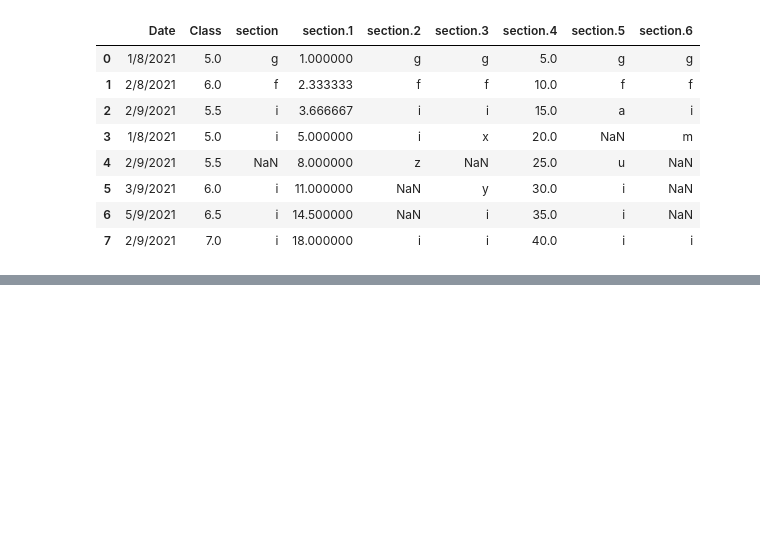
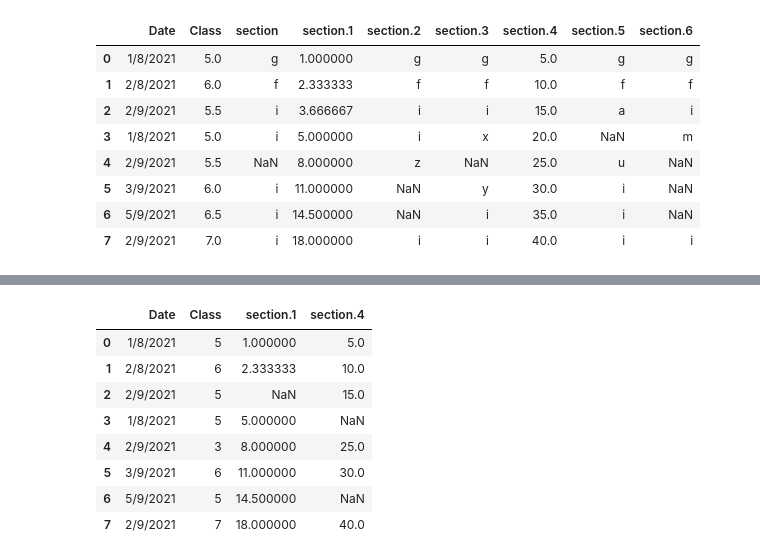
Before and after one commit to Azeemaj101/Machine-Learning, a Jupyter notebook: Pandas.ipynb, the cells around one changed output, grey strips where cells are left out. Saved outputs shown, nothing was run; the diff lists cells and outputs as text; code cells hidden in the pictures; blank space fills up the shorter version.

```diff
--- a/Pandas.ipynb
+++ b/Pandas.ipynb
@@ -1081,0 +1109,12 @@ fi.interpolate(method = 'spline', order = 2)
+# %%
+fi.interpolate(limit=1,limit_direction = 'forward') # by default
+# %% [output]
+|  | Date | Class | section.1 | section.4 |
+| 0 | 1/8/2021 | 5 | 1.000000 | 5.0 |
+| 1 | 2/8/2021 | 6 | 2.333333 | 10.0 |
+| 2 | 2/9/2021 | 5 | NaN | 15.0 |
+| 3 | 1/8/2021 | 5 | 5.000000 | NaN |
+| 4 | 2/9/2021 | 3 | 8.000000 | 25.0 |
+| 5 | 3/9/2021 | 6 | 11.000000 | 30.0 |
+| 6 | 5/9/2021 | 5 | 14.500000 | NaN |
+| 7 | 2/9/2021 | 7 | 18.000000 | 40.0 |
```
Also changed, not shown: parts of 19 cells of this notebook.
